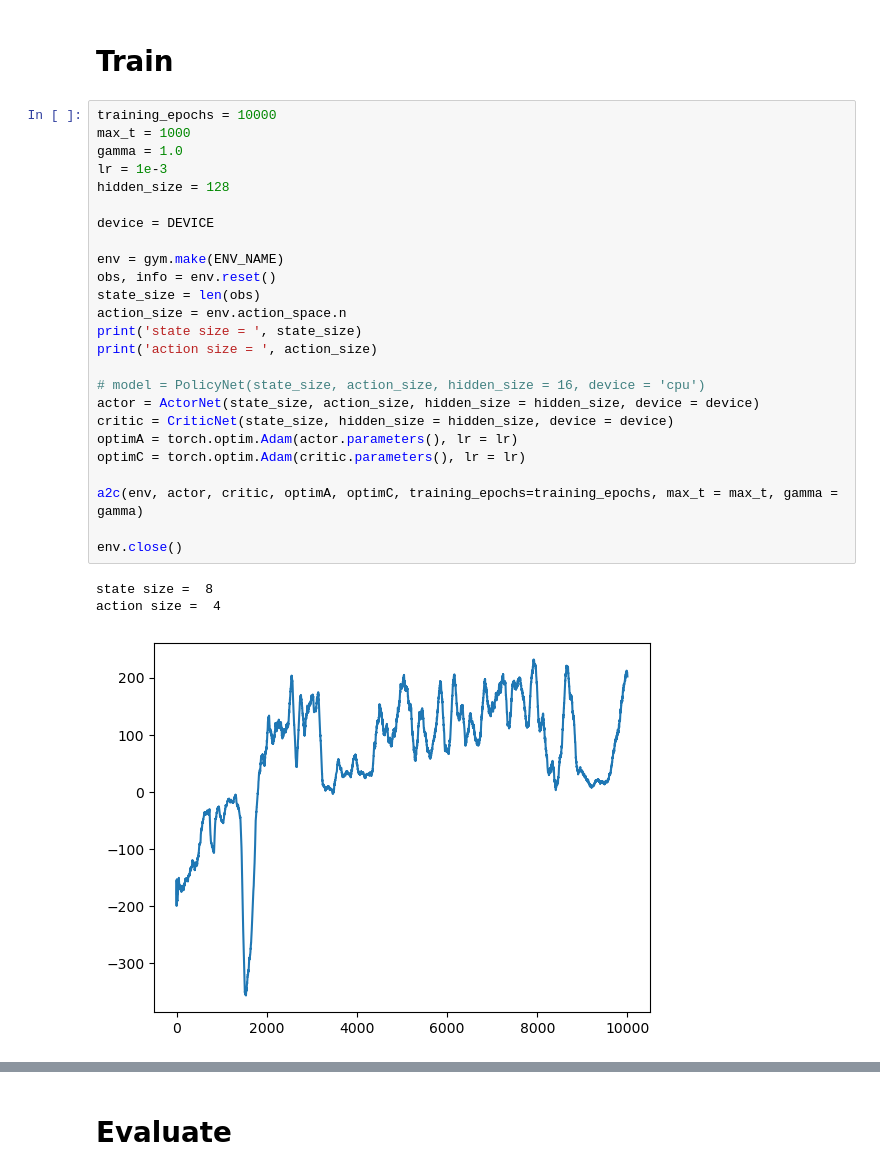
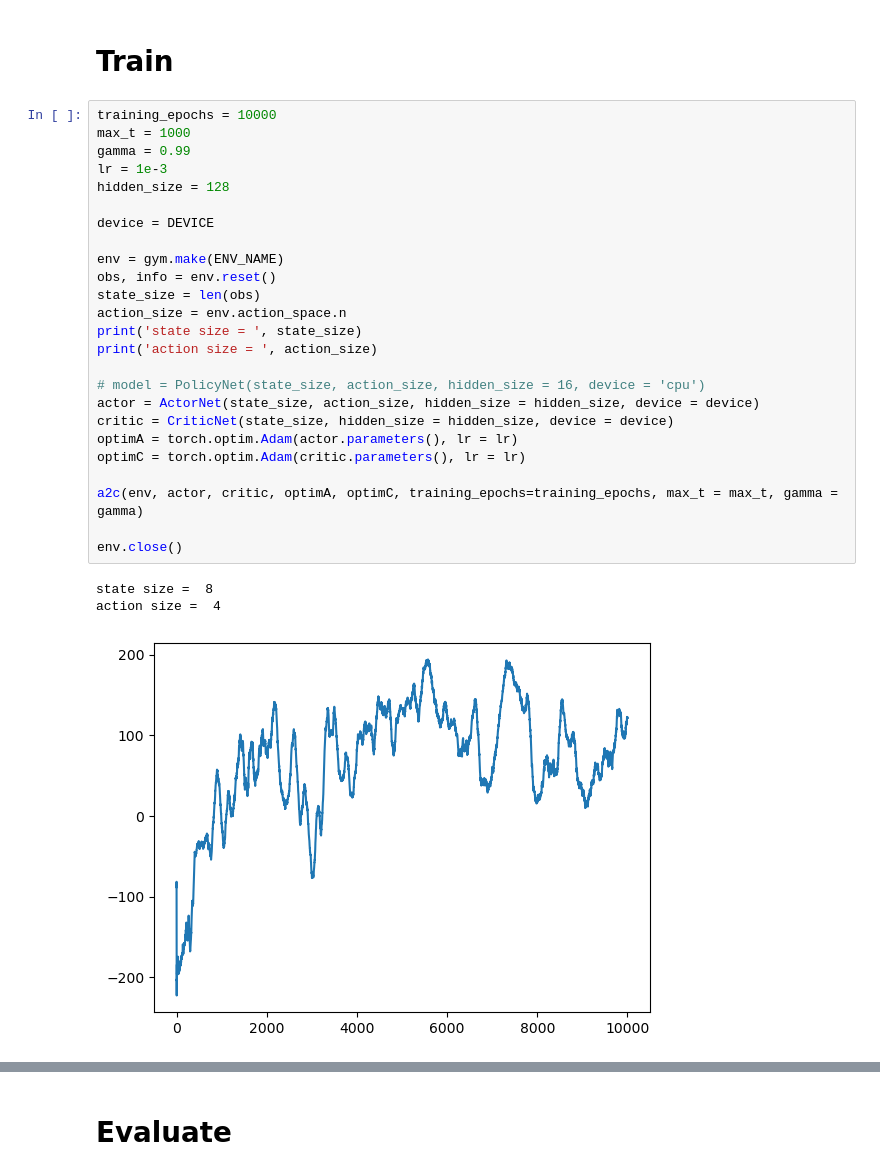
Before and after one commit to jameskn30/NLP_RNN, a Jupyter notebook: Reinforcement Learning/policy_gradient/actor_critic/v2/lunar_lander.ipynb, the cells around one changed output, grey strips where cells are left out. Drawn from its saved outputs; the diff is of its cells as text.

```diff
--- a/Reinforcement Learning/policy_gradient/actor_critic/v2/lunar_lander.ipynb
+++ b/Reinforcement Learning/policy_gradient/actor_critic/v2/lunar_lander.ipynb
@@ -249,32 +247,32 @@ def plot(history, show = False, save_path = None):
 # %%
 training_epochs = 10000
 max_t = 1000
-gamma = 1.0
+gamma = 0.99
 lr = 1e-3
 hidden_size = 128
 
 device = DEVICE
 
 env = gym.make(ENV_NAME)
 obs, info = env.reset()
 state_size = len(obs)
 action_size = env.action_space.n
 print('state size = ', state_size)
 print('action size = ', action_size)
 
 # model = PolicyNet(state_size, action_size, hidden_size = 16, device = 'cpu')
 actor = ActorNet(state_size, action_size, hidden_size = hidden_size, device = device)
 critic = CriticNet(state_size, hidden_size = hidden_size, device = device)
 optimA = torch.optim.Adam(actor.parameters(), lr = lr)
 optimC = torch.optim.Adam(critic.parameters(), lr = lr)
 
 a2c(env, actor, critic, optimA, optimC, training_epochs=training_epochs, max_t = max_t, gamma = gamma)
 
 env.close()
 # %% [output]
 state size =  8
 action size =  4
-[figure, old version]
+[figure, new version]
 # %%
 training_epochs = 10000
 max_t = 1000
```
Also changed, not shown: parts of 8 cells of this notebook, 1 other file.
